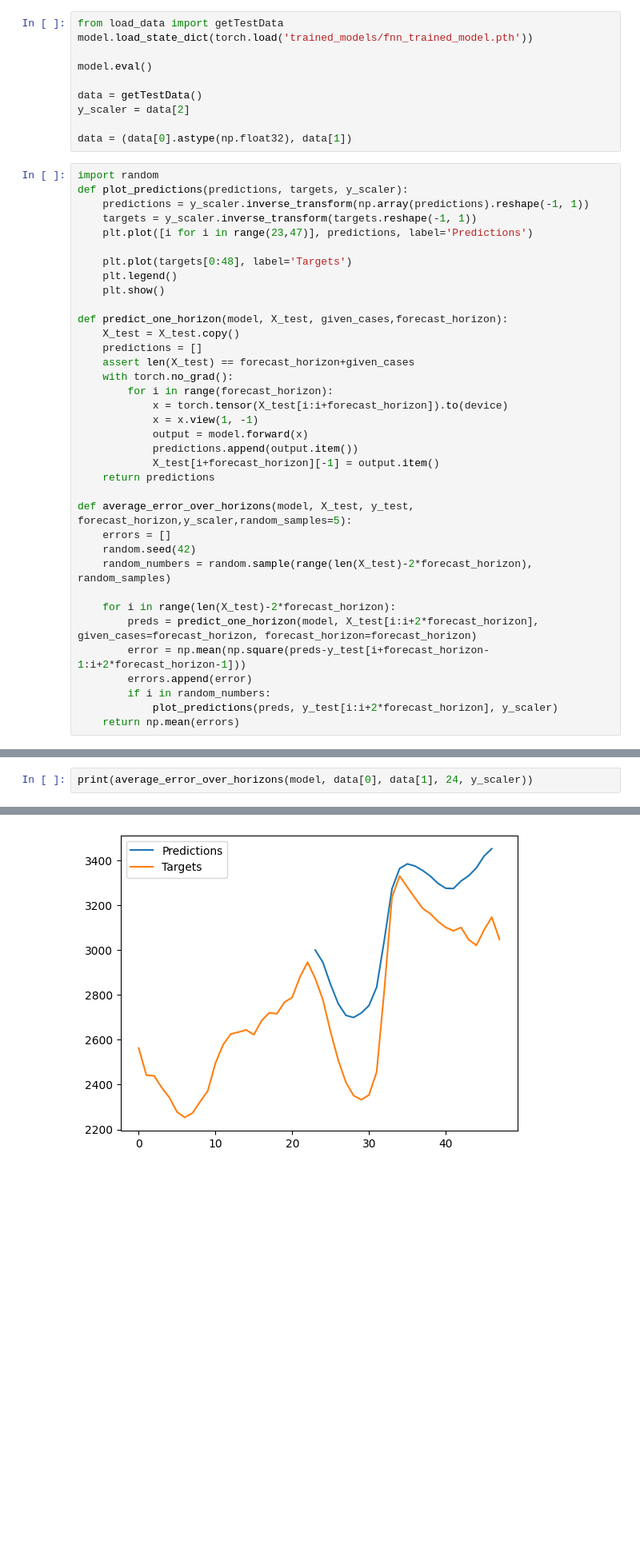
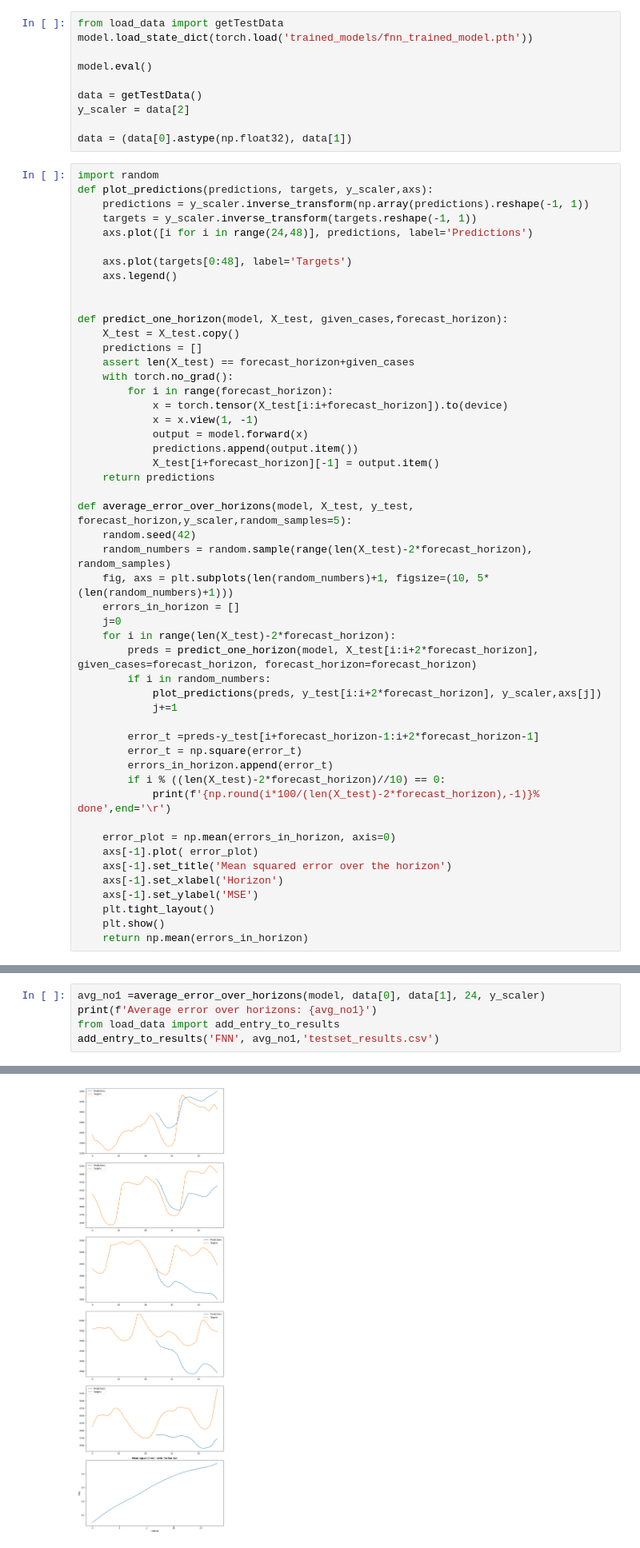
Before and after one commit to JonahNiklas/IT3030-Deep-Learning, a Jupyter notebook: Project2/fnn.ipynb, the cells around one changed output, grey strips where cells are left out. Shown at 80% size. Saved outputs shown, nothing was run; the diff lists cells and outputs as text; blank space fills up the shorter version.

Commit message:
feat: added results ipynb for comparison bar chart. plot now uses subplot

```diff
--- a/Project2/fnn.ipynb
+++ b/Project2/fnn.ipynb
@@ -125,14 +125,14 @@ y_scaler = data[2]
 data = (data[0].astype(np.float32), data[1])
 # %%
 import random
-def plot_predictions(predictions, targets, y_scaler):
+def plot_predictions(predictions, targets, y_scaler,axs):
     predictions = y_scaler.inverse_transform(np.array(predictions).reshape(-1, 1))
     targets = y_scaler.inverse_transform(targets.reshape(-1, 1))
-    plt.plot([i for i in range(23,47)], predictions, label='Predictions')
+    axs.plot([i for i in range(24,48)], predictions, label='Predictions')
 
-    plt.plot(targets[0:48], label='Targets')
-    plt.legend()
-    plt.show()
+    axs.plot(targets[0:48], label='Targets')
+    axs.legend()
+
 
 def predict_one_horizon(model, X_test, given_cases,forecast_horizon):
     X_test = X_test.copy()
@@ -148,16 +148,30 @@ def predict_one_horizon(model, X_test, given_cases,forecast_horizon):
     return predictions
 
 def average_error_over_horizons(model, X_test, y_test, forecast_horizon,y_scaler,random_samples=5):
-    errors = []
     random.seed(42)
     random_numbers = random.sample(range(len(X_test)-2*forecast_horizon), random_samples)
-
+    fig, axs = plt.subplots(len(random_numbers)+1, figsize=(10, 5*(len(random_numbers)+1)))
+    errors_in_horizon = []
+    j=0
     for i in range(len(X_test)-2*forecast_horizon):
         preds = predict_one_horizon(model, X_test[i:i+2*forecast_horizon], given_cases=forecast_horizon, forecast_horizon=forecast_horizon)
-        error = np.mean(np.square(preds-y_test[i+forecast_horizon-1:i+2*forecast_horizon-1]))
-        errors.append(error)
         if i in random_numbers:
-            plot_predictions(preds, y_test[i:i+2*forecast_horizon], y_scaler)
-    return np.mean(errors)
+            plot_predictions(preds, y_test[i:i+2*forecast_horizon], y_scaler,axs[j])
+            j+=1
+
+        error_t =preds-y_test[i+forecast_horizon-1:i+2*forecast_horizon-1]
+        error_t = np.square(error_t)
+        errors_in_horizon.append(error_t)
+        if i % ((len(X_test)-2*forecast_horizon)//10) == 0:
+            print(f'{np.round(i*100/(len(X_test)-2*forecast_horizon),-1)}% done',end='\r')
+
+    error_plot = np.mean(errors_in_horizon, axis=0)
+    axs[-1].plot( error_plot)
+    axs[-1].set_title('Mean squared error over the horizon')
+    axs[-1].set_xlabel('Horizon')
+    axs[-1].set_ylabel('MSE')
+    plt.tight_layout()
+    plt.show()
+    return np.mean(errors_in_horizon)
 # %%
 preds=predict_one_horizon(model, data[0][:48], 24, 24)
@@ -167,3 +182,6 @@ plot_predictions(preds, data[1], y_scaler)
 # %%
-print(average_error_over_horizons(model, data[0], data[1], 24, y_scaler))
+avg_no1 =average_error_over_horizons(model, data[0], data[1], 24, y_scaler)
+print(f'Average error over horizons: {avg_no1}')
+from load_data import add_entry_to_results
+add_entry_to_results('FNN', avg_no1,'testset_results.csv')
 # %% [output]
@@ -170 +189 @@ print(average_error_over_horizons(model, data[0], data[1], 24, y_scaler))
-[figure, old version]
+[figure, new version]
```
Also changed, not shown: parts of 6 cells of this notebook, 15 other files.
